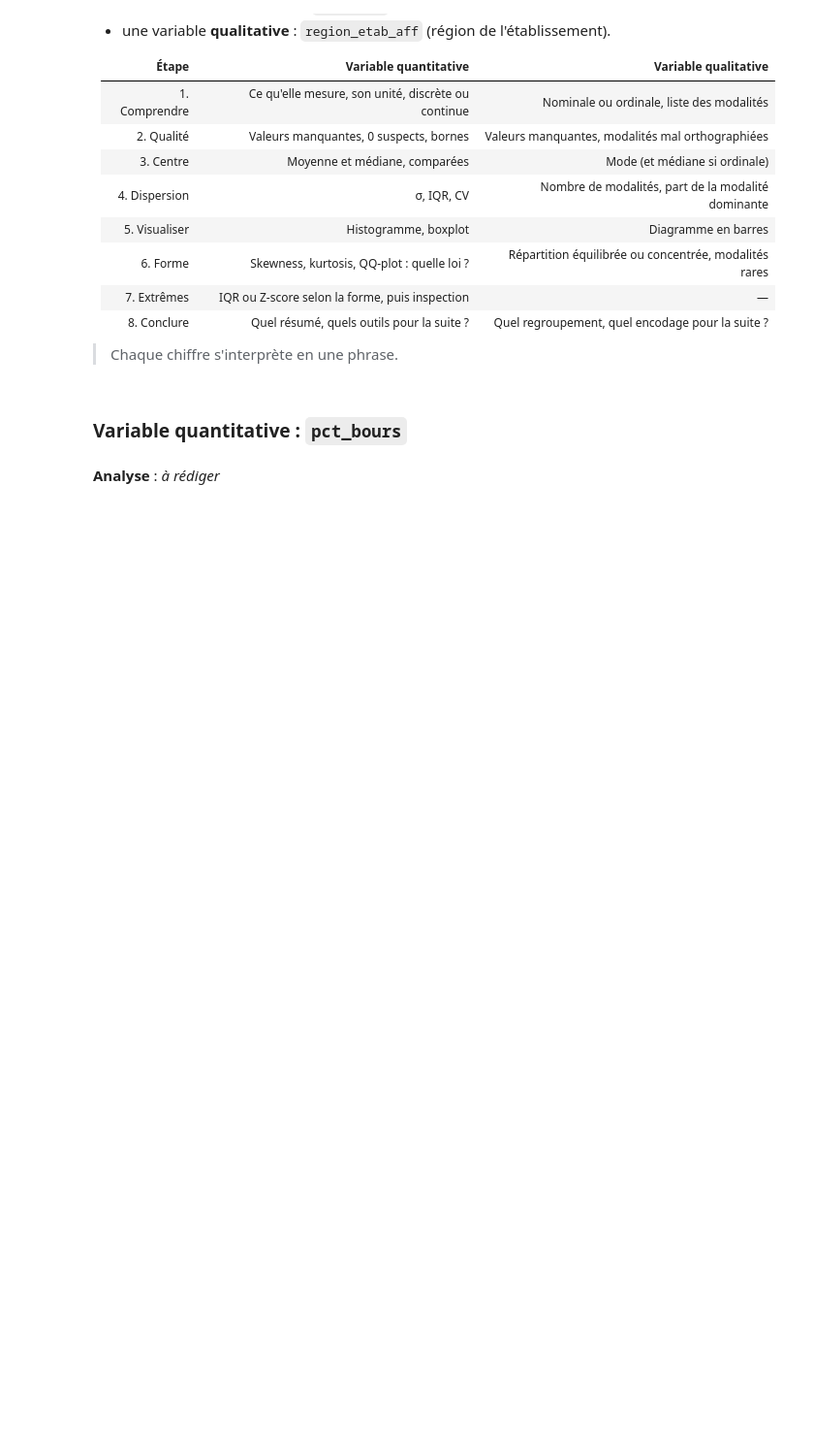
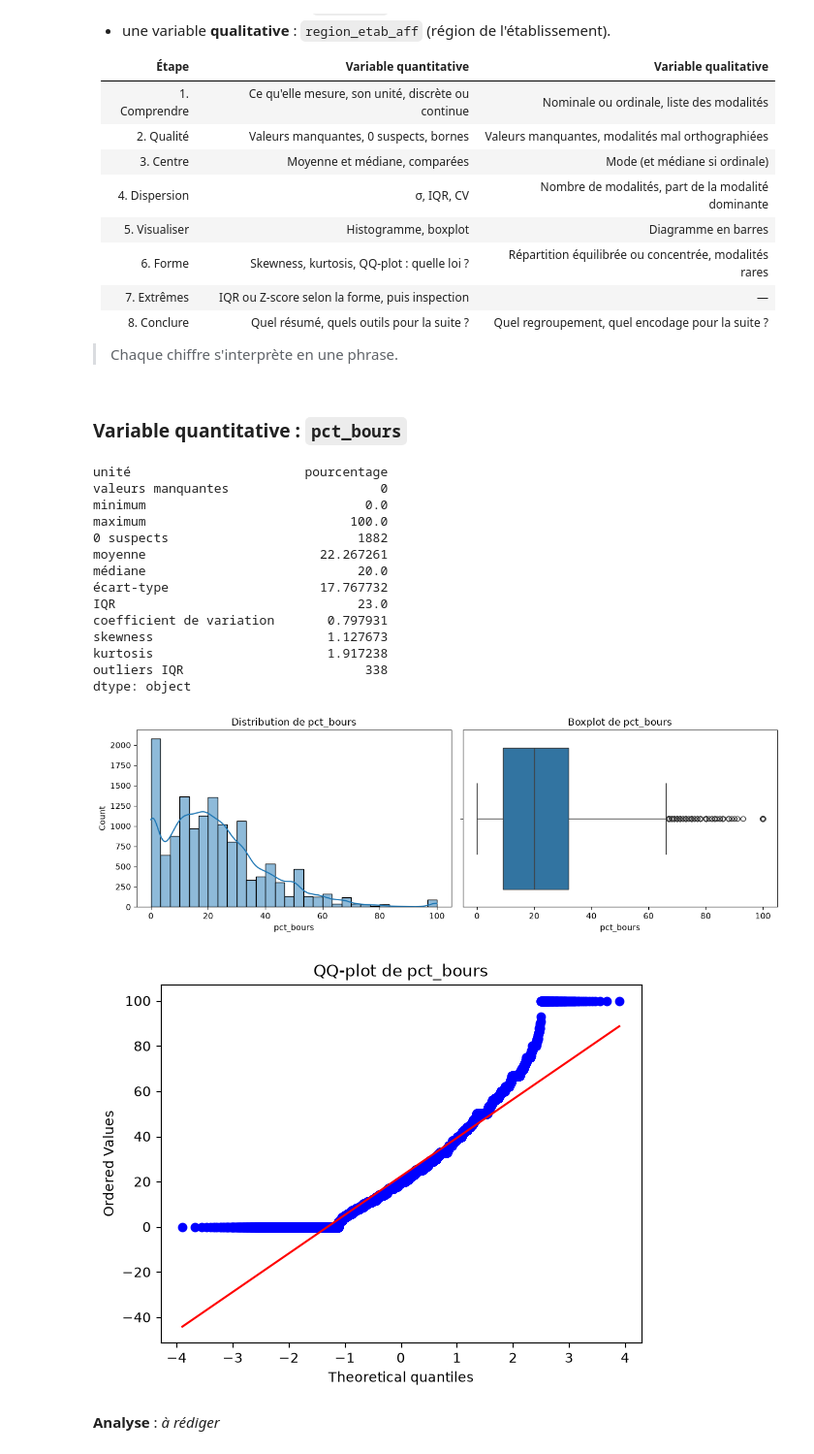
Before and after one commit to Anaisblk/Analyse-Parcoursup, a Jupyter notebook: TP_Parcoursup.ipynb, the cells around one changed output. Shown at 97% size. Drawn from its saved outputs; the diff is of its cells as text; code cells hidden in the pictures; blank space fills up the shorter version.

Commit message:
Analyse univariée

```diff
--- a/TP_Parcoursup.ipynb
+++ b/TP_Parcoursup.ipynb
@@ -571,5 +616,84 @@ Vous disposez maintenant de toute la méthode. Analysez **seuls** les deux varia
 > Chaque chiffre s'interprète en une phrase.
 # %% [markdown]
 ### Variable quantitative : `pct_bours`
+# %%
+s = df["pct_bours"].dropna()
+
+q1 = s.quantile(0.25)
+
+q3 = s.quantile(0.75)
+
+iqr = q3 - q1
+
+borne_haute = q3 + 1.5 * iqr
+
+analyse_pct_bours = pd.Series({
+
+    "unité": "pourcentage",
+
+    "valeurs manquantes": df["pct_bours"].isna().sum(),
+
+    "minimum": s.min(),
+
+    "maximum": s.max(),
+
+    "0 suspects": (s == 0).sum(),
+
+    "moyenne": s.mean(),
+
+    "médiane": s.median(),
+
+    "écart-type": s.std(),
+
+    "IQR": iqr,
+
+    "coefficient de variation": s.std() / s.mean(),
+
+    "skewness": stats.skew(s),
+
+    "kurtosis": stats.kurtosis(s),
+
+    "outliers IQR": ((s < q1 - 1.5 * iqr) | (s > borne_haute)).sum()
+
+})
+
+display(analyse_pct_bours)
+
+fig, axes = plt.subplots(1, 2, figsize=(12, 4))
+
+sns.histplot(s, bins=30, kde=True, ax=axes[0])
+
+axes[0].set_title("Distribution de pct_bours")
+
+sns.boxplot(x=s, ax=axes[1])
+
+axes[1].set_title("Boxplot de pct_bours")
+
+plt.tight_layout()
+
+plt.show()
+
+stats.probplot(s, dist="norm", plot=plt)
+
+plt.title("QQ-plot de pct_bours")
+
+plt.show()
+# %% [output]
+unité                       pourcentage
+valeurs manquantes                    0
+minimum                             0.0
+maximum                           100.0
+0 suspects                         1882
+moyenne                       22.267261
+médiane                            20.0
+écart-type                    17.767732
+IQR                                23.0
+coefficient de variation       0.797931
+skewness                       1.127673
+kurtosis                       1.917238
+outliers IQR                        338
+dtype: object
+[figure, added]
+[figure, added]
 # %% [markdown]
 **Analyse** : _à rédiger_
```
Also changed, not shown: parts of 5 cells of this notebook.
